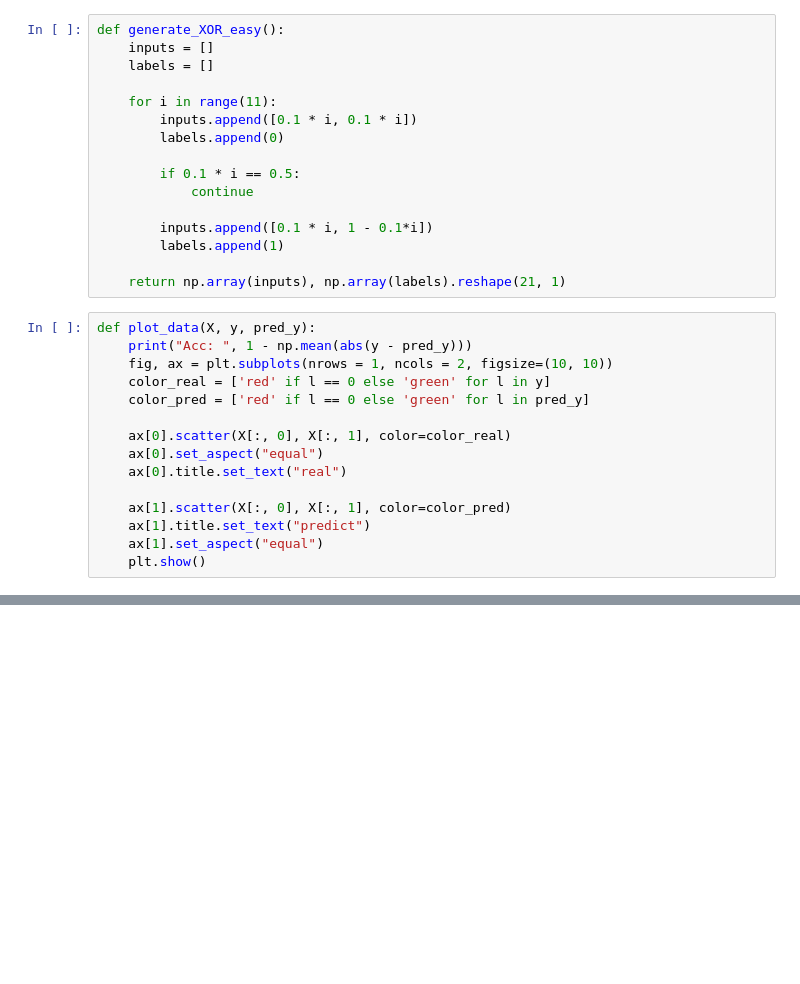
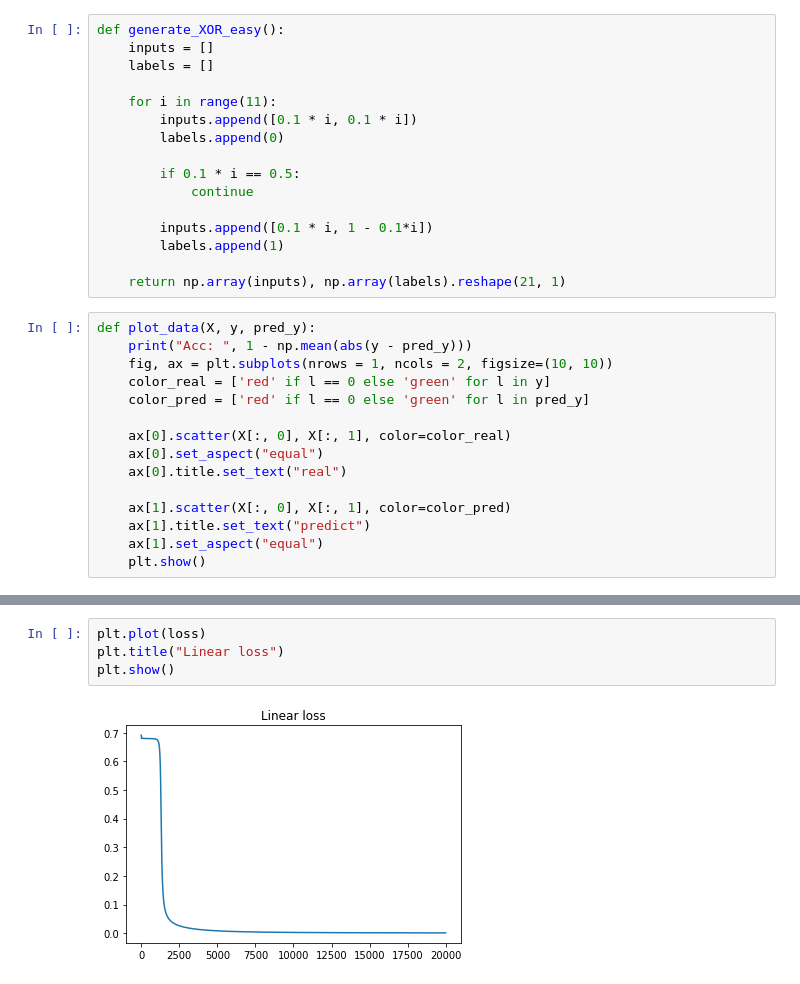
Before and after one commit to PhoebeWangintw/NCTU_Deep_Learning_2019, a Jupyter notebook: HW1.ipynb, the cells around one changed output, grey strips where cells are left out. Saved outputs shown, nothing was run; the diff lists cells and outputs as text; blank space fills up the shorter version.

```diff
--- a/HW1.ipynb
+++ b/HW1.ipynb
@@ -229 +199,7 @@ ValueError: non-broadcastable output operand with shape (2,1) doesn't match the
+# %%
+plt.plot(loss)
+plt.title("Linear loss")
+plt.show()
+# %% [output]
+[figure, added]
 # %%
```
Also changed, not shown: parts of 9 cells of this notebook.
